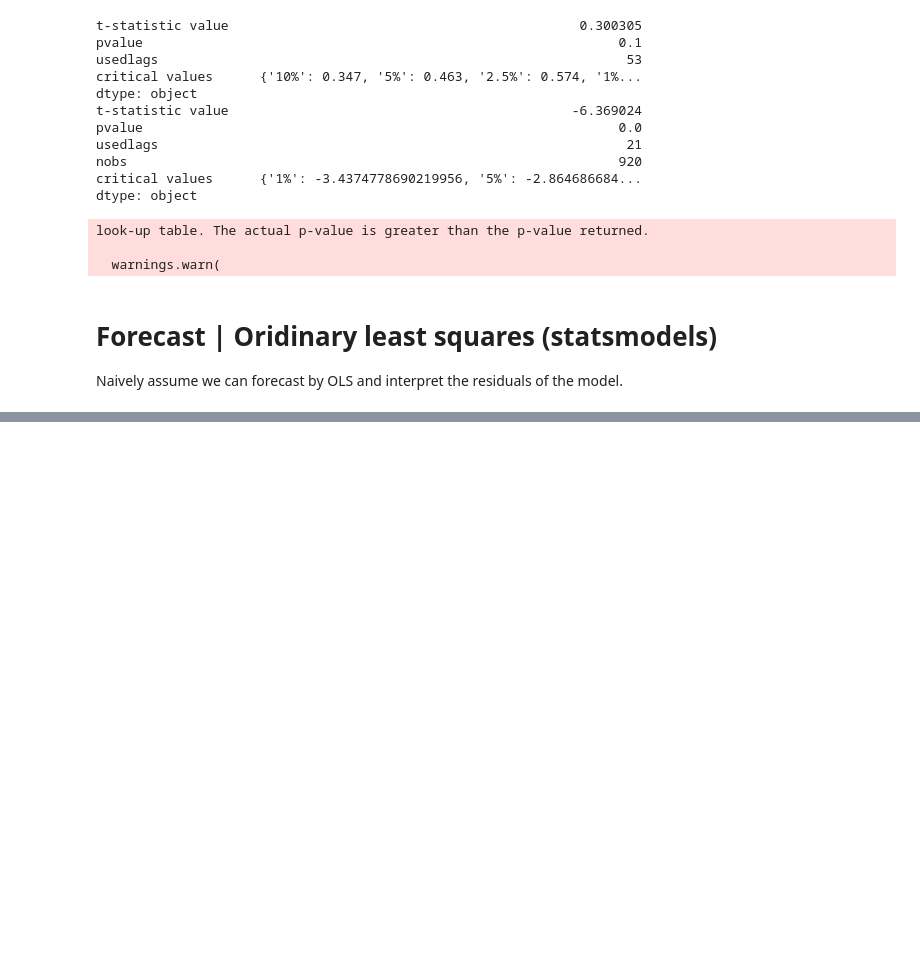
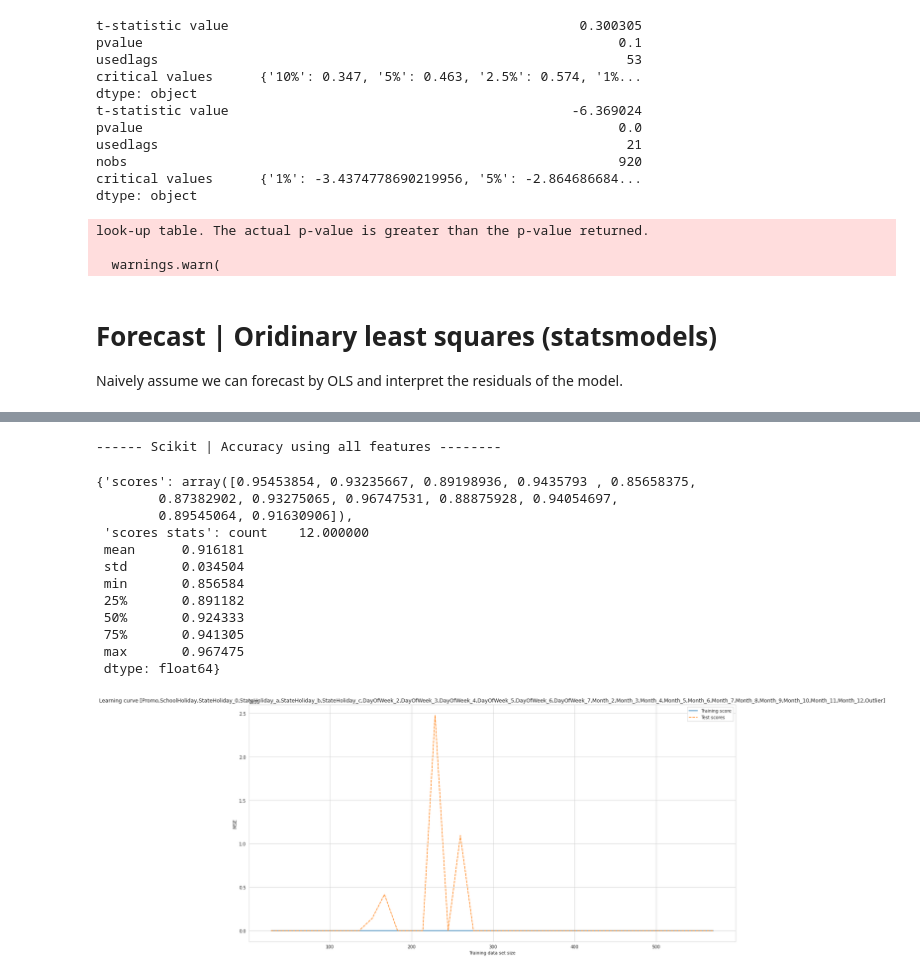
Before and after one commit to bruennijs/kaggle_rossmann_sales, a Jupyter notebook: linear_daily.ipynb, the cells around one changed output, grey strips where cells are left out. Saved outputs shown, nothing was run; the diff lists cells and outputs as text; code cells hidden in the pictures; blank space fills up the shorter version.

Commit message:
linear OLS

```diff
--- a/linear_daily.ipynb
+++ b/linear_daily.ipynb
@@ -557,0 +467,47 @@ result_.assign(column_names_str=result_['features_selected'].map(','.join))
+# %%
+from collections import namedtuple
+from sklearn.metrics._scorer import r2_scorer, neg_mean_squared_error_scorer
+from sklearn.linear_model import LinearRegression
+
+
+def model_accuracy_scikit(model: LinearRegression, x: DataFrame, y: Series, cv: Iterable[tuple], scorer=r2_scorer):
+    # n_splits x train/test sets with test_size x test oberservations each
+
+    scores = cross_val_score(estimator=model, X=x, y=y,
+                             cv=cv,
+                             scoring=scorer)
+    #scoring=make_scorer(mean_squared_error, squared=False, greater_is_better=True))  # Returns -1*RMSE == std deviation to have a the higher the score the better
+
+    return {'scores': scores, 'scores stats': Series(scores).describe()}
+    #print(errors(y=y_test, y_pred=predict_result.predicted_mean))
+
+# Train: Last 12 months with last 7 days of next month each as test data set
+#cv_splitter = test_splitter(X, n_splits=6, test_size=31, n_last_test_items=7)
+cv_splitter = TimeSeriesSplitWrapper(n_last_test_items=31, n_splits=12, test_size=31)
+
+print('------ Scikit | Accuracy using all features --------')
+
+model = LinearRegression()
+model_accuracy_scikit(model=model, x=X, y=Y, cv=cv_splitter)
+plot_line(data=to_learning_curve_df(estimator=model, X=X, y=Y, cv=cv_splitter),
+          title='Learning curve [%s]' % ','.join(X.columns),
+          xlabel='Training data set size',
+          ylabel='MSE')
+
+#model_accuracy_scikit(LinearRegression(), X, Y, cv_splitter, scorer=make_scorer(mean_squared_error, greater_is_better=False, squared=False))   # using 7 consequtive days
+# model_accuracy_scikit(LinearRegression(), X, Y, cv_splitter, scorer=make_scorer(mean_absolute_percentage_error, greater_is_better=False))   # using 7 consequ
+# %% [output]
+------ Scikit | Accuracy using all features --------
+{'scores': array([0.95453854, 0.93235667, 0.89198936, 0.9435793 , 0.85658375,
+        0.87382902, 0.93275065, 0.96747531, 0.88875928, 0.94054697,
+        0.89545064, 0.91630906]),
+ 'scores stats': count    12.000000
+ mean      0.916181
+ std       0.034504
+ min       0.856584
+ 25%       0.891182
+ 50%       0.924333
+ 75%       0.941305
+ max       0.967475
+ dtype: float64}
+[figure, added]
```
Also changed, not shown: parts of 15 cells of this notebook, 1 other file.
